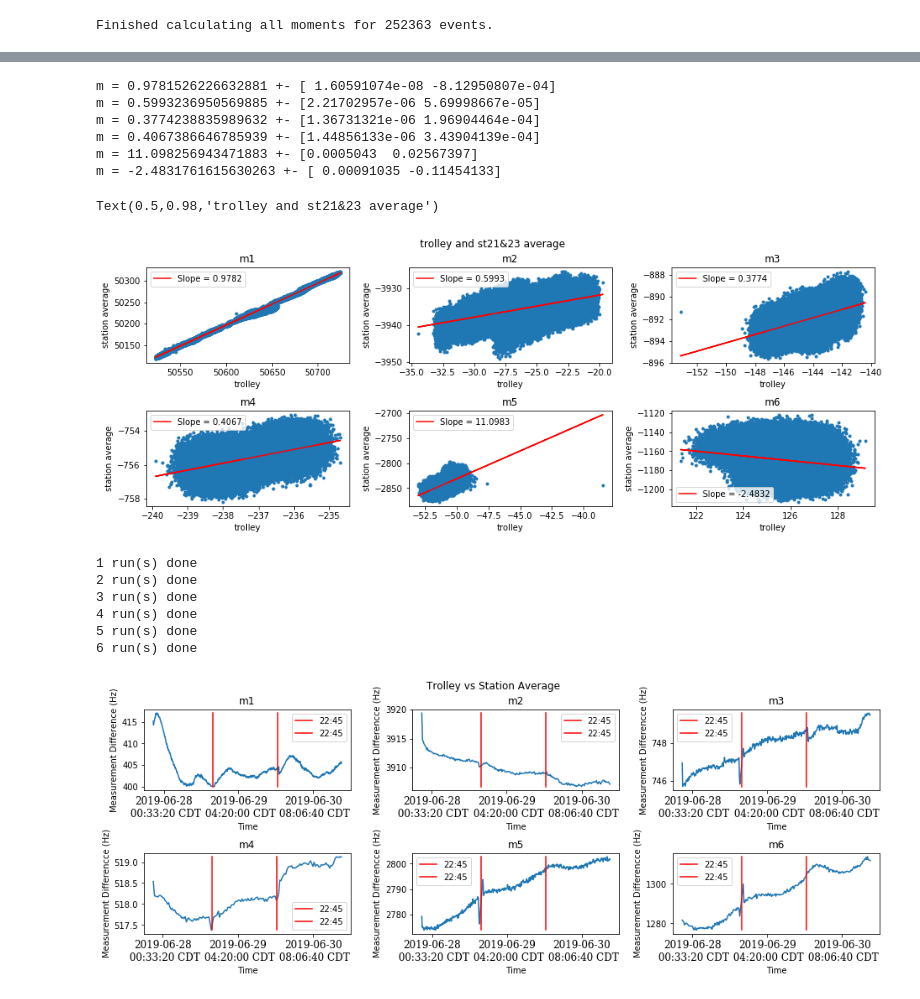
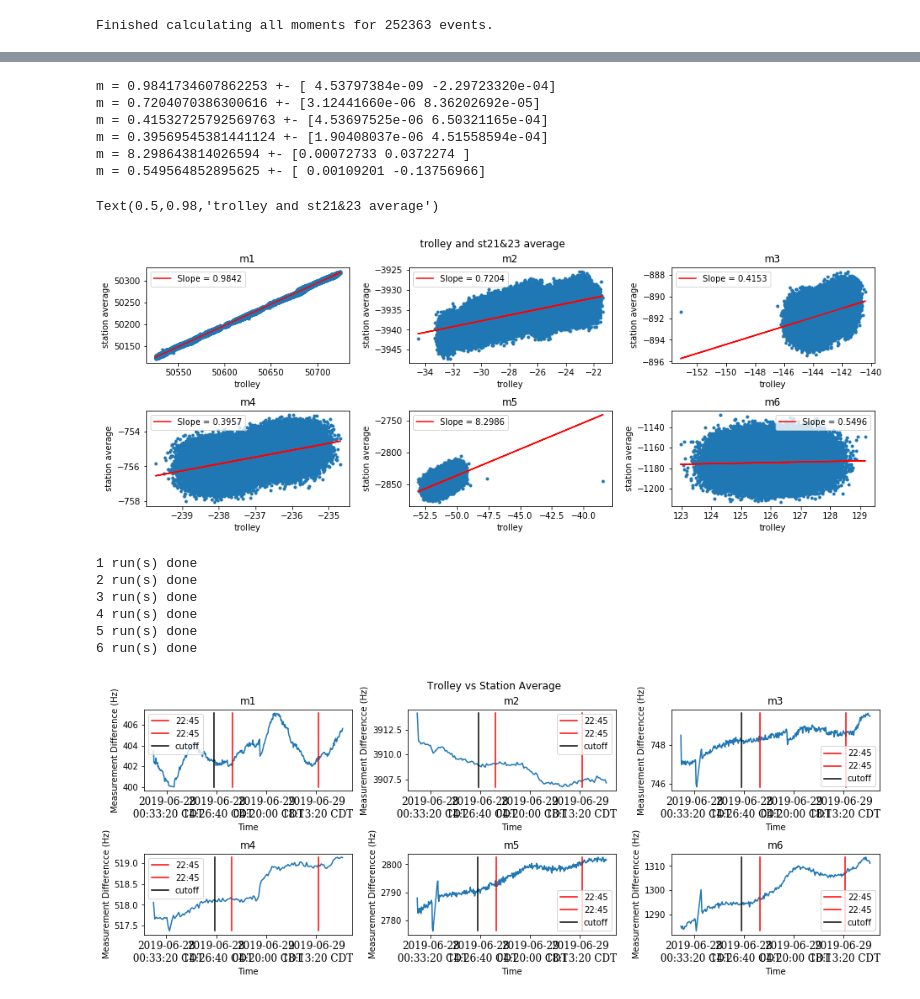
Before and after one commit to aetb/trfp, a Jupyter notebook: Superlong_st21&23avg_vs_trolley_Jonathan.ipynb, the cells around one changed output, grey strips where cells are left out. Saved outputs shown, nothing was run; the diff lists cells and outputs as text; code cells hidden in the pictures.

```diff
--- a/Superlong_st21&23avg_vs_trolley_Jonathan.ipynb
+++ b/Superlong_st21&23avg_vs_trolley_Jonathan.ipynb
@@ -127,5 +236,5 @@ Finished calculating all moments for 252363 events.
 # %%
-#sl_moment_df.head()
-run_start = sl_moment_df.index.values[0]  #I forgot to keep the times on arrays, was still getting used to CST time
+run_start = sl_moment_df.index.values[0] #I forgot to keep the times on arrays, was still getting used to CST time
+sl_moment_df = sl_moment_df.drop(np.arange(run_start, run_start + 61200)) #deleting the drift part
 # %%
 T = sl_moment_df.index.to_numpy()
@@ -261,12 +381,12 @@ print("m = " + str(vars5[0]) + " +- " + str(cov5[0]))
 vars6, cov6 = curve_fit(line,trm6_list, sa6)
 print("m = " + str(vars6[0]) + " +- " + str(cov6[0]))
 # %% [output]
-m = 0.9781526226632881 +- [ 1.60591074e-08 -8.12950807e-04]
-m = 0.5993236950569885 +- [2.21702957e-06 5.69998667e-05]
-m = 0.3774238835989632 +- [1.36731321e-06 1.96904464e-04]
-m = 0.4067386646785939 +- [1.44856133e-06 3.43904139e-04]
-m = 11.098256943471883 +- [0.0005043  0.02567397]
-m = -2.4831761615630263 +- [ 0.00091035 -0.11454133]
+m = 0.9841734607862253 +- [ 4.53797384e-09 -2.29723320e-04]
+m = 0.7204070386300616 +- [3.12441660e-06 8.36202692e-05]
+m = 0.41532725792569763 +- [4.53697525e-06 6.50321165e-04]
+m = 0.39569545381441124 +- [1.90408037e-06 4.51558594e-04]
+m = 8.298643814026594 +- [0.00072733 0.0372274 ]
+m = 0.549564852895625 +- [ 0.00109201 -0.13756966]
 # %%
 #Plotting the data together with the line of best fit.
 fig, axs = plt.subplots(2,3, constrained_layout = True)
@@ -318,20 +438,20 @@ axs[1,2].legend()
 fig.suptitle("trolley and st21&23 average")
 # %% [output]
 Text(0.5,0.98,'trolley and st21&23 average')
-[figure, old version]
+[figure, new version]
 # %%
 #Bining data
-(Tts1, Dts1) =  difference(st1,avgtt1)
+(Tts1_safe, Dts1) =  difference(st1,avgtt1)
 print("1 run(s) done")
-(Tts2, Dts2) =  difference(st2,avgtt2)
+(Tts2_safe, Dts2) =  difference(st2,avgtt2)
 print("2 run(s) done")
-(Tts3, Dts3) =  difference(st3,avgtt3)
+(Tts3_safe, Dts3) =  difference(st3,avgtt3)
 print("3 run(s) done")
-(Tts4, Dts4) =  difference(st4,avgtt4)
+(Tts4_safe, Dts4) =  difference(st4,avgtt4)
 print("4 run(s) done")
-(Tts5, Dts5) =  difference(st5,avgtt5)
+(Tts5_safe, Dts5) =  difference(st5,avgtt5)
 print("5 run(s) done")
-(Tts6, Dts6) =  difference(st6,avgtt6)
+(Tts6_safe, Dts6) =  difference(st6,avgtt6)
 print("6 run(s) done")
 # %% [output]
 1 run(s) done
@@ -342,14 +462,15 @@ print("6 run(s) done")
 6 run(s) done
 # %%
 #The time was set to start at 0 in the allan deviation plots, we must add back the starting time
-Tts1 = Tts1 + run_start
-Tts2 = Tts2 + run_start
-Tts3 = Tts3 + run_start
-Tts4 = Tts4 + run_start
-Tts5 = Tts5 + run_start
-Tts6 = Tts6 + run_start
+Tts1 = Tts1_safe + run_start
+Tts2 = Tts2_safe + run_start
+Tts3 = Tts3_safe + run_start
+Tts4 = Tts4_safe + run_start
+Tts5 = Tts5_safe + run_start
+Tts6 = Tts6_safe + run_start
 # %%
 #plotting data
+day = np.array([86400, 86400])
 lts1 = min(Dts1) #trolley to station average
 hts1 = max(Dts1)
 lts2 = min(Dts2)
@@ -370,6 +491,7 @@ fig.set_figwidth(13)
 axs[0,0].plot(Tts1, Dts1)
 #axs[0,0].plot(Tts1, Dts1, '.')
 axs[0,0].plot(day - 6400 + run_start, [lts1,hts1], 'r', 2*day - 6400 + run_start, [lts1,hts1], 'r', label = "22:45")
+axs[0,0].plot([Tts1[0] + 61200, Tts1[0] + 61200], [lts1,hts1], 'k', label = "cutoff")
 axs[0,0].legend()
 plt_unix_time_to_CST(axs[0,0])
 axs[0,0].set_xlabel("Time")
@@ -379,6 +501,7 @@ axs[0,0].set_title('m1')
 axs[0,1].plot(Tts2, Dts2)
 #axs[0,1].plot(Tts2, Dts2, '.')
 axs[0,1].plot(day - 6400 + run_start, [lts2,hts2], 'r', 2*day - 6400 + run_start, [lts2,hts2], 'r', label = "22:45")
+axs[0,1].plot([Tts2[0] + 61200, Tts2[0] + 61200], [lts2,hts2], 'k', label = "cutoff")
 axs[0,1].legend()
 plt_unix_time_to_CST(axs[0,1])
 axs[0,1].set_xlabel("Time")
@@ -388,6 +511,7 @@ axs[0,1].set_title('m2')
 axs[0,2].plot(Tts3, Dts3)
 #axs[0,2].plot(Tts3, Dts3, '.')
 axs[0,2].plot(day - 6400 + run_start, [lts3,hts3], 'r', 2*day - 6400 + run_start, [lts3,hts3], 'r', label = "22:45")
+axs[0,2].plot([Tts3[0] + 61200, Tts3[0] + 61200], [lts3,hts3], 'k', label = "cutoff")
 axs[0,2].legend()
 plt_unix_time_to_CST(axs[0,2])
 axs[0,2].set_xlabel("Time")
@@ -397,6 +521,7 @@ axs[0,2].set_title('m3')
 axs[1,0].plot(Tts4, Dts4)
 #axs[1,0].plot(Tts4, Dts4, '.')
 axs[1,0].plot(day - 6400 + run_start, [lts4,hts4], 'r', 2*day - 6400 + run_start, [lts4,hts4], 'r', label = "22:45")
+axs[1,0].plot([Tts4[0] + 61200, Tts4[0] + 61200], [lts4,hts4], 'k', label = "cutoff")
 axs[1,0].legend()
 plt_unix_time_to_CST(axs[1,0])
 axs[1,0].set_xlabel("Time")
@@ -406,6 +531,7 @@ axs[1,0].set_title('m4')
 axs[1,1].plot(Tts5, Dts5)
 #axs[1,1].plot(Tts5, Dts5, '.')
 axs[1,1].plot(day - 6400 + run_start, [lts5,hts5], 'r', 2*day - 6400 + run_start, [lts5,hts5], 'r', label = "22:45")
+axs[1,1].plot([Tts5[0] + 61200, Tts5[0] + 61200], [lts5,hts5], 'k', label = "cutoff")
 axs[1,1].legend()
 plt_unix_time_to_CST(axs[1,1])
 axs[1,1].set_xlabel("Time")
@@ -415,6 +541,7 @@ axs[1,1].set_title('m5')
 axs[1,2].plot(Tts6, Dts6)
 #axs[1,2].plot(Tts6, Dts6, '.')
 axs[1,2].plot(day - 6400 + run_start, [lts6,hts6], 'r', 2*day - 6400 + run_start, [lts6,hts6], 'r', label = "22:45")
+axs[1,2].plot([Tts6[0] + 61200, Tts6[0] + 61200], [lts6,hts6], 'k', label = "cutoff")
 axs[1,2].legend()
 plt_unix_time_to_CST(axs[1,2])
 axs[1,2].set_xlabel("Time")
@@ -444,31 +571,31 @@ plt.show()
 #plt.plot([86400*2, 86400*2], [l3, h3], "r")
 #plt.title("trm3 and station average difference")
 #plt.xlabel("time in seconds")
 #plt.ylabel("difference in measurements")
 #plt.show()
 #
 #plt.plot(Tts4,Dts4,".")
 #plt.plot([86400, 86400], [l4, h4], "r")
 #plt.plot([86400*2, 86400*2], [l4, h4], "r")
 #plt.title("trm4 and station average difference")
 #plt.xlabel("time in seconds")
 #plt.ylabel("difference in measurements")
 #plt.show()
 #
 #plt.plot(Tts5,Dts5,".")
 #plt.plot([86400, 86400], [l5, h5], "r")
 #plt.plot([86400*2, 86400*2], [l5, h5], "r")
 #plt.title("trm5 and station average difference")
 #plt.xlabel("time in seconds")
 #plt.ylabel("difference in measurements")
 #plt.show()
 #
 #plt.plot(Tts6,Dts6,".")
 #plt.plot([86400, 86400], [l6, h6], "r")
 #plt.plot([86400*2, 86400*2], [l6, h6], "r")
 #plt.title("trm6 and station average difference")
 #plt.xlabel("time in seconds")
 #plt.ylabel("difference in measurements")
 #plt.show()
 # %% [output]
-[figure, old version]
+[figure, new version]
```
Also changed, not shown: parts of 10 cells of this notebook, 2 other files.
